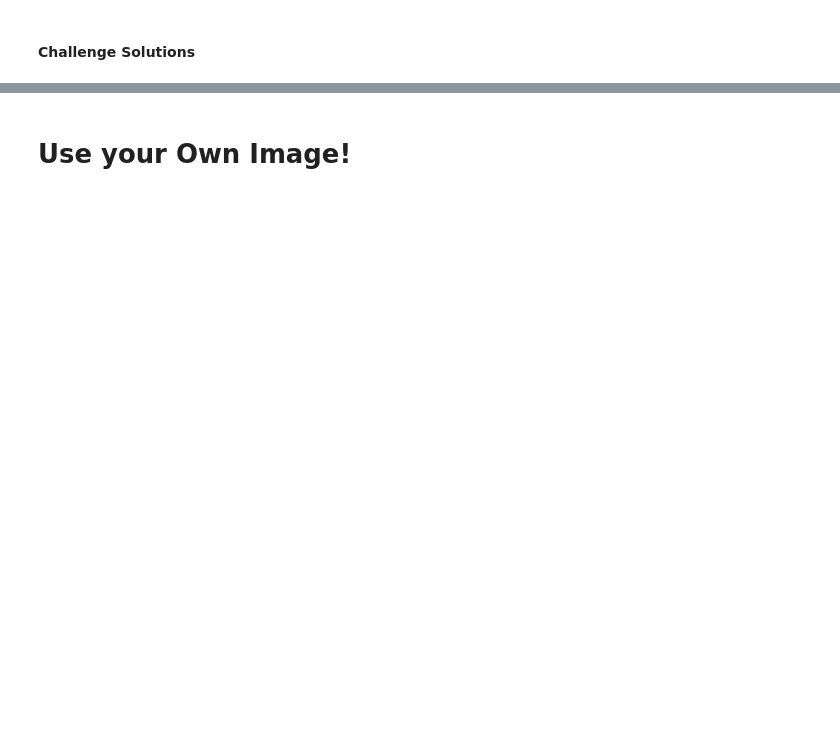
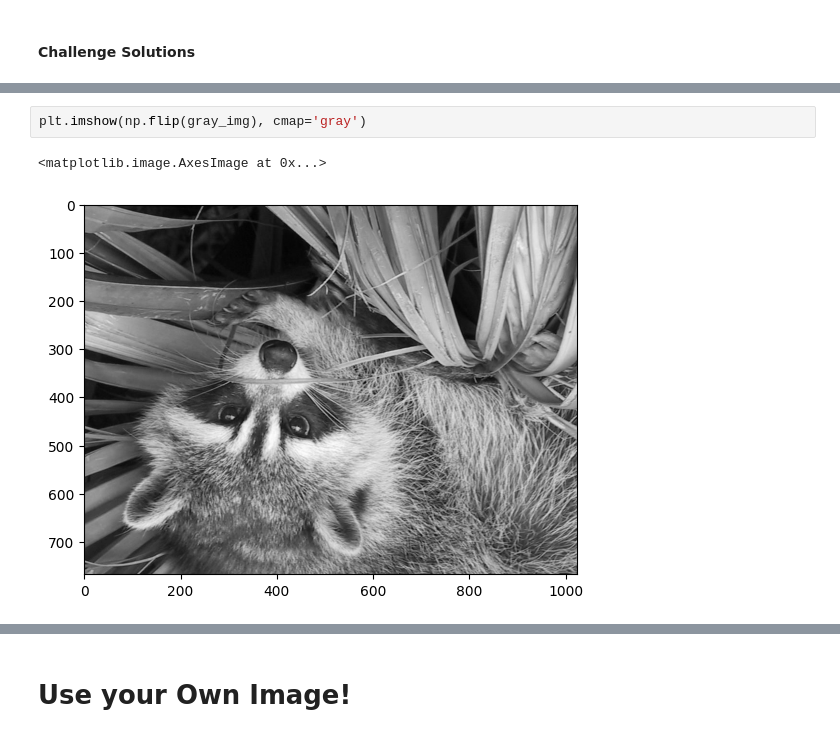
Before and after one commit to yakubszatkowski/100-days-python, a Jupyter notebook: push/Computation_with_NumPy_and_N_Dimensional_Arrays_(start).ipynb, the cells around one changed output, grey strips where cells are left out. Saved outputs shown, nothing was run; the diff lists cells and outputs as text; blank space fills up the shorter version.

```diff
--- a/push/Computation_with_NumPy_and_N_Dimensional_Arrays_(start).ipynb
+++ b/push/Computation_with_NumPy_and_N_Dimensional_Arrays_(start).ipynb
@@ -372,0 +404,5 @@ grey_vals = np.array([0.2126, 0.7152, 0.0722])
+# %%
+plt.imshow(np.flip(gray_img), cmap='gray')
+# %% [output]
+<matplotlib.image.AxesImage at 0x...>
+[figure, added]
```
Also changed, not shown: parts of 26 cells of this notebook.
